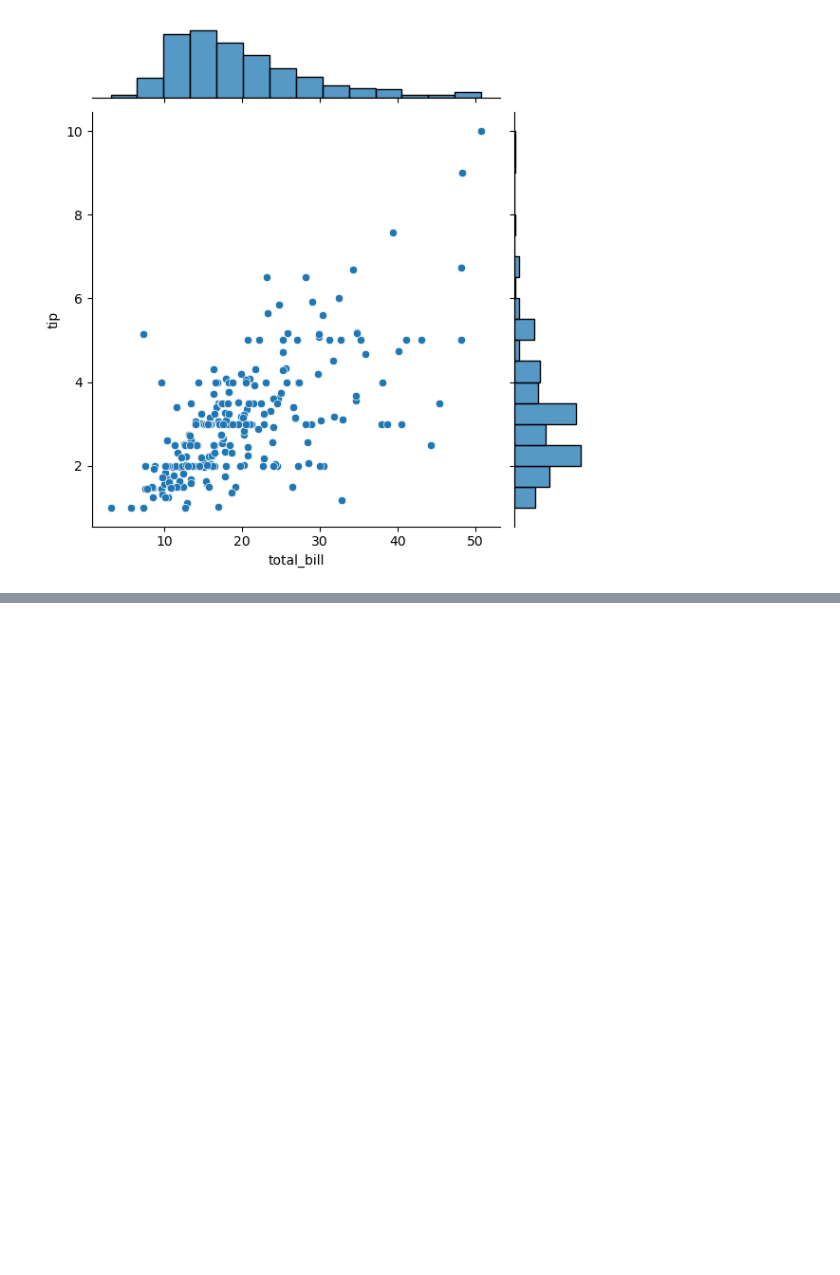
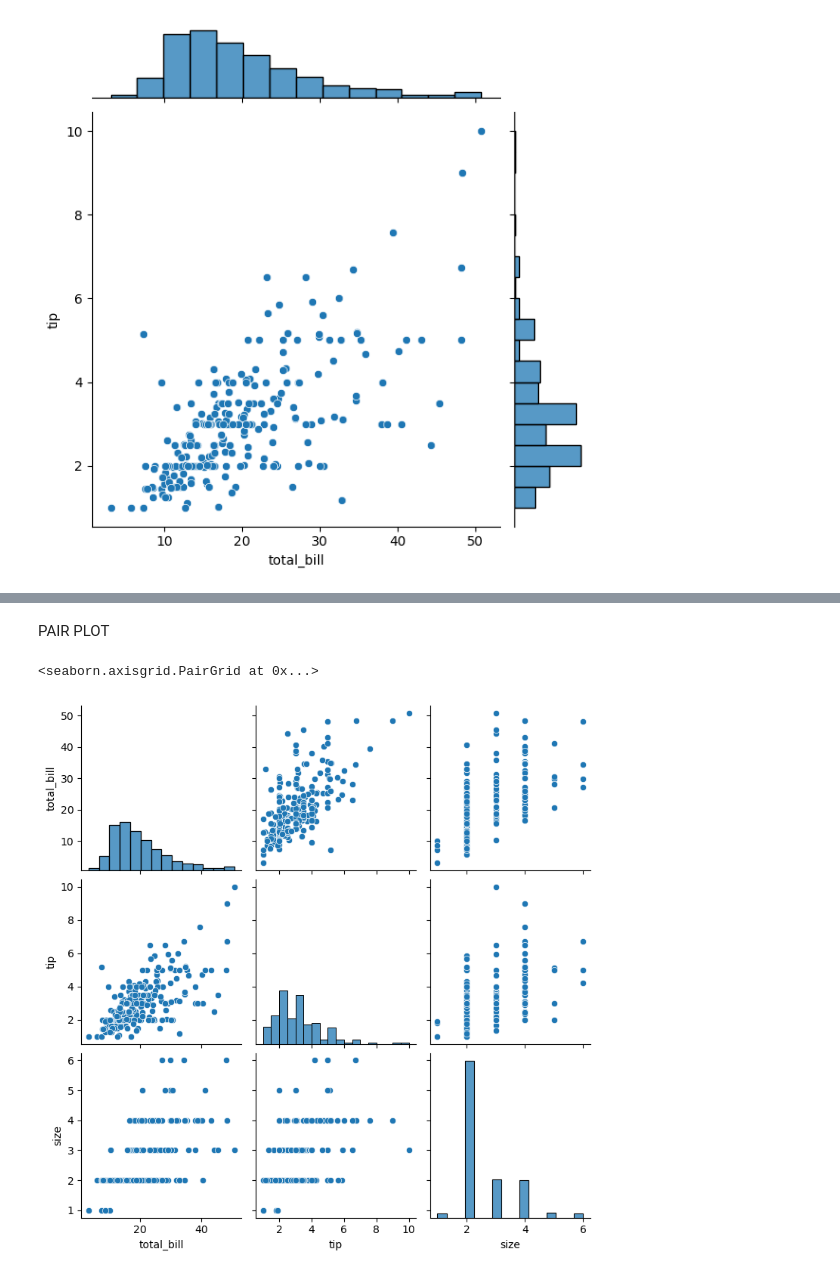
Before and after one commit to Pallavi415/Seaborn_learn, a Jupyter notebook: Distributionplot.ipynb, the cells around one changed output, grey strips where cells are left out. Cells and saved outputs as stored; diff of their text form; code cells hidden in the pictures; blank space fills up the shorter version.

```diff
--- a/Distributionplot.ipynb
+++ b/Distributionplot.ipynb
@@ -97,0 +113,7 @@ sns.jointplot(x='total_bill', y ='tip',data=df,kind = 'scatter')
+# %% [markdown]
+PAIR PLOT
+# %%
+sns.pairplot(df)
+# %% [output]
+<seaborn.axisgrid.PairGrid at 0x...>
+[figure, added]
```
Also changed, not shown: parts of 6 cells of this notebook.
